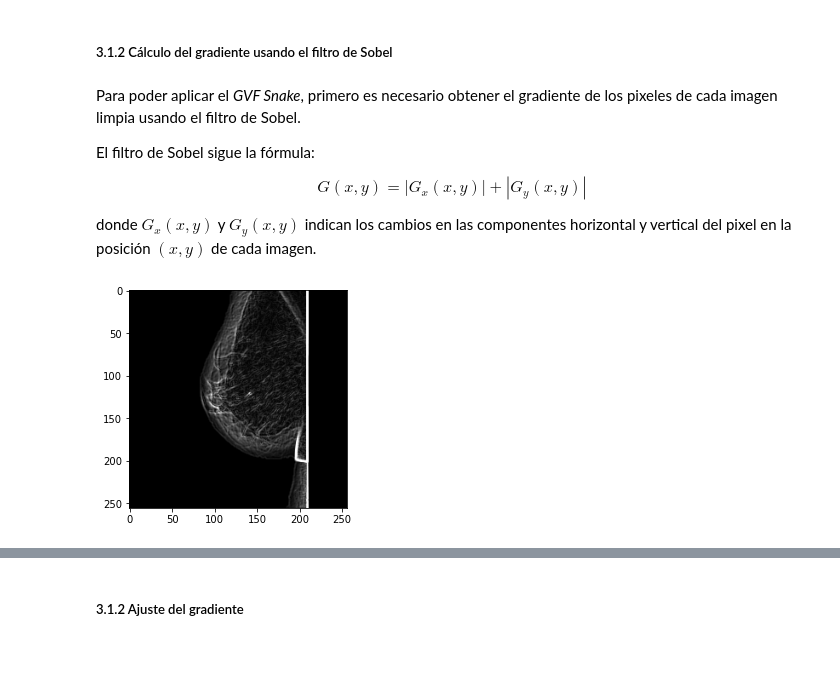
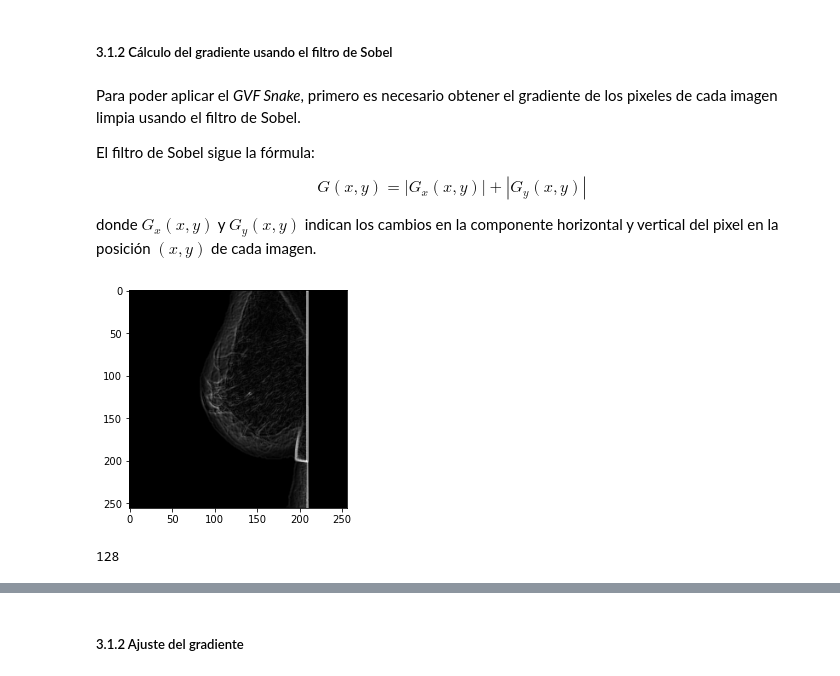
Before and after one commit to data-and-code/trabajo_con_imagenes, a Jupyter notebook: data-raw/clean_imgs.ipynb, the cells around one changed output, grey strips where cells are left out. Saved outputs shown, nothing was run; the diff lists cells and outputs as text; code cells hidden in the pictures.

```diff
--- a/data-raw/clean_imgs.ipynb
+++ b/data-raw/clean_imgs.ipynb
@@ -326,33 +326,37 @@ El filtro de Sobel sigue la fórmula:
 
 $$G(x, y) = |G_x(x, y)| + |G_y(x, y)|$$
 
-donde $G_x(x, y)$ y $G_y(x, y)$ indican los cambios en las componentes horizontal y vertical del pixel en la posición $(x, y) $ de cada imagen.
+donde $G_x(x, y)$ y $G_y(x, y)$ indican los cambios en la componente horizontal y vertical del pixel en la posición $(x, y) $ de cada imagen.
 # %%
 # Calcular el gradiente de los pixeles de una imagen usando el filtro de Sobel
 def Sobel_filter(img):
     # Cálculo de los gradientes de cada componente
     grad_x = cv.Sobel(img, cv.CV_64F, dx=1, dy=0)
     grad_y = cv.Sobel(img, cv.CV_64F, dx=0, dy=1)
     # Convertir los valores de las componentes a su valor absoluto
     abs_grad_x = cv.convertScaleAbs(grad_x)
     abs_grad_y = cv.convertScaleAbs(grad_y)
     # Calcular el gradiente usando la fórmula del filtro de Sobel
-    grad = cv.addWeighted(abs_grad_x, 1, abs_grad_y, 1, 0)
-    return grad_x, grad_y, grad
+    grad = cv.addWeighted(abs_grad_x, 0.5, abs_grad_y, 0.5, 0)
+    return abs_grad_x, abs_grad_y, grad
 
 # Calcular el gradiente de cada imagen y sus componentes
 imgs_grad_x = list()
 imgs_grad_y = list()
 imgs_grad = list()
 
 for img_clean in imgs_clean:
     grad_x, grad_y, grad = Sobel_filter(img_clean)
     imgs_grad_x.append(grad_x)
     imgs_grad_y.append(grad_y)
     imgs_grad.append(grad)
 
 # Imagen de ejemplo
 plt.imshow(imgs_grad[10], cmap='gray')
 plt.show()
 # %% [output]
-[figure, old version]
+[figure, new version]
+# %%
+grad[10].max()
+# %% [output]
+128
```
Also changed, not shown: parts of 24 cells of this notebook.
